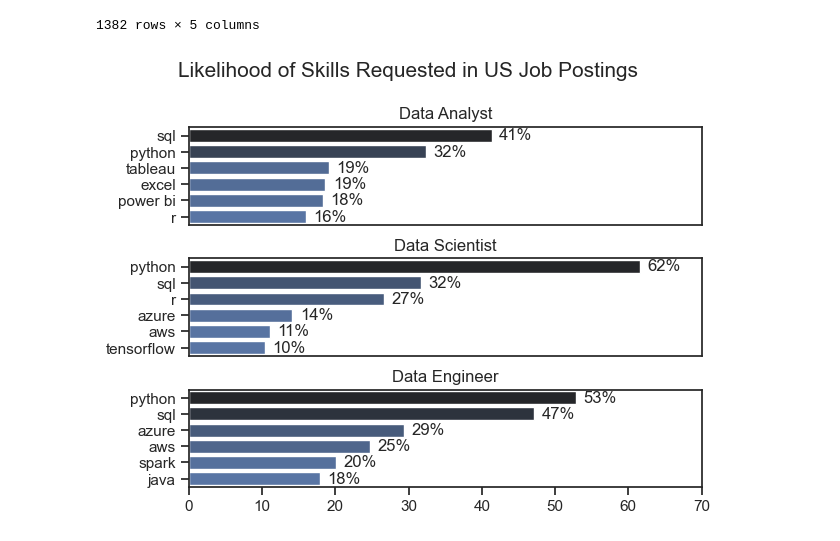
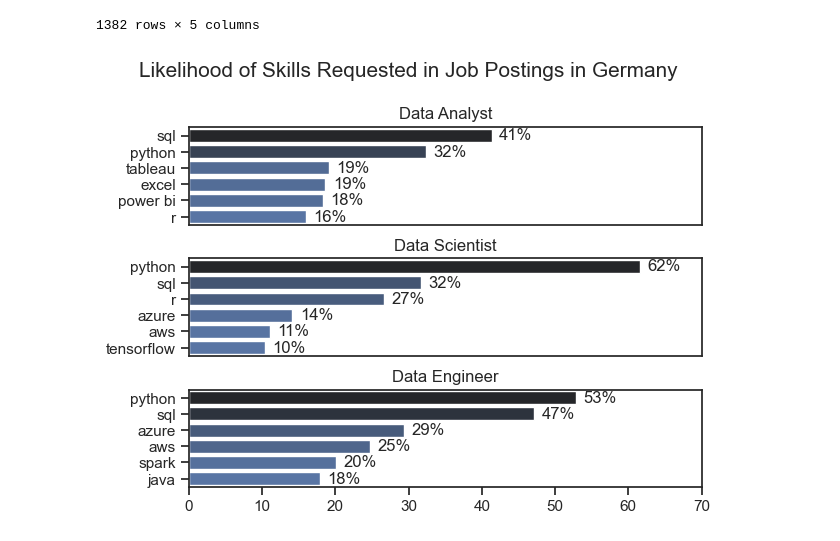
Before and after one commit to medalilou/2_Project, a Jupyter notebook: 2_Skills_Count.ipynb, the cells around one changed output. Drawn from its saved outputs; the diff is of its cells as text; code cells hidden in the pictures.

```diff
--- a/2_Skills_Count.ipynb
+++ b/2_Skills_Count.ipynb
@@ -44,6 +44,7 @@ for i, job_title in enumerate(top_3):
     ax[i].invert_yaxis()
     ax[i].set_ylabel('')
     ax[i].legend().set_visible(False)
+    ax[i].set_xlim(0, 4500)
 
 fig.suptitle('Counts of Top Skills for Data Science Roles in Germany', fontsize=15)
 fig.tight_layout(h_pad=0.5)  #Fix the overlap
@@ -88,27 +89,27 @@ df_skills_perc
 # %%
 #Plot Percentage Count
 fig, ax = plt.subplots(len(top_3), 1)
 
 sns.set_theme(style='ticks')
 #Display Plots for the top 3 Job Titles
 for i, job_title in enumerate(top_3):
     df_plot = df_skills_perc[df_skills_perc['job_title_short'] == job_title].head(6) #Top 6 Skills
     sns.barplot(data=df_plot, x='skill_percent',y= 'job_skills', ax=ax[i], hue='skill_count', palette='dark:b_r')
     ax[i].set_title(job_title)
     ax[i].set_ylabel('')
     ax[i].set_xlabel('')
     ax[i].get_legend().remove()
     ax[i].set_xlim(0, 70)
     # remove the x-axis tick labels for better readability
-    if i != len(job_titles) - 1:
+    if i != len(top_3) - 1:
         ax[i].set_xticks([])
 
     # label the percentage on the bars
     for n, v in enumerate(df_plot['skill_percent']):
         ax[i].text(v + 1, n, f'{v:.0f}%', va='center')
 
-fig.suptitle('Likelihood of Skills Requested in US Job Postings', fontsize=15)
+fig.suptitle('Likelihood of Skills Requested in Job Postings in Germany', fontsize=15)
 fig.tight_layout(h_pad=0.8)  #Fix the overlap
 plt.show()
 # %% [output]
-[figure, old version]
+[figure, new version]
```
Also changed, not shown: parts of 1 cell of this notebook.
